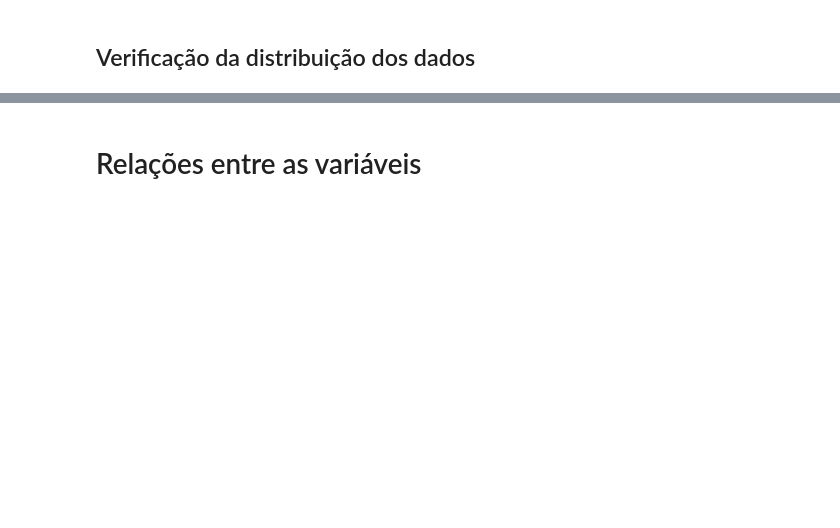
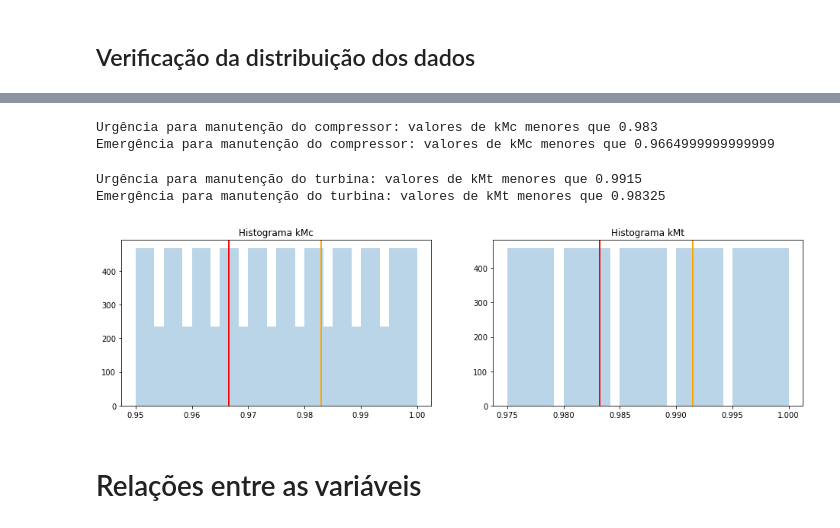
Before and after one commit to rafaelschena/naval_predictive_maintenance, a Jupyter notebook: Manutencao_Preditiva_Propulsao_Naval.ipynb, the cells around one changed output, grey strips where cells are left out. Drawn from its saved outputs; the diff is of its cells as text; code cells hidden in the pictures; blank space fills up the shorter version.

```diff
--- a/Manutencao_Preditiva_Propulsao_Naval.ipynb
+++ b/Manutencao_Preditiva_Propulsao_Naval.ipynb
@@ -211,3 +188,37 @@ plt.show()
+# %%
+range_kMc = df['kMc'].max() - df['kMc'].min()
+lim_alert_comp = df['kMc'].min() + 0.66*range_kMc
+lim_emerg_comp = df['kMc'].min() + 0.33*range_kMc
+
+print(f'Urgência para manutenção do compressor: valores de kMc menores que {lim_alert_comp}')
+print(f'Emergência para manutenção do compressor: valores de kMc menores que {lim_emerg_comp}')
+# %% [output]
+Urgência para manutenção do compressor: valores de kMc menores que 0.983
+Emergência para manutenção do compressor: valores de kMc menores que 0.9664999999999999
+# %%
+range_kMt = df['kMt'].max() - df['kMt'].min()
+lim_alert_turb = df['kMt'].min() + 0.66*range_kMt
+lim_emerg_turb = df['kMt'].min() + 0.33*range_kMt
+
+print(f'Urgência para manutenção do turbina: valores de kMt menores que {lim_alert_turb}')
+print(f'Emergência para manutenção do turbina: valores de kMt menores que {lim_emerg_turb}')
+# %% [output]
+Urgência para manutenção do turbina: valores de kMt menores que 0.9915
+Emergência para manutenção do turbina: valores de kMt menores que 0.98325
+# %%
+fig, ax = plt.subplots(1, 2, figsize=(16, 4))
+
+ax[0].set_title(f'Histograma kMc')
+ax[0].axvline(lim_alert_comp, color='orange', lw=2, alpha=1)
+ax[0].axvline(lim_emerg_comp, color='red', lw=2, alpha=1)
+ax[0].hist(df['kMc'], bins=30, alpha = 0.3);
+
+ax[1].set_title(f'Histograma kMt')
+ax[1].axvline(lim_alert_turb, color='orange', lw=2, alpha=1)
+ax[1].axvline(lim_emerg_turb, color='red', lw=2, alpha=1)
+ax[1].hist(df['kMt'], bins=30, alpha = 0.3);
+# %% [output]
+[figure, added]
 # %% [markdown]
 # Relações entre as variáveis
 # %%
```
Also changed, not shown: parts of 102 cells of this notebook, 3 other files.
